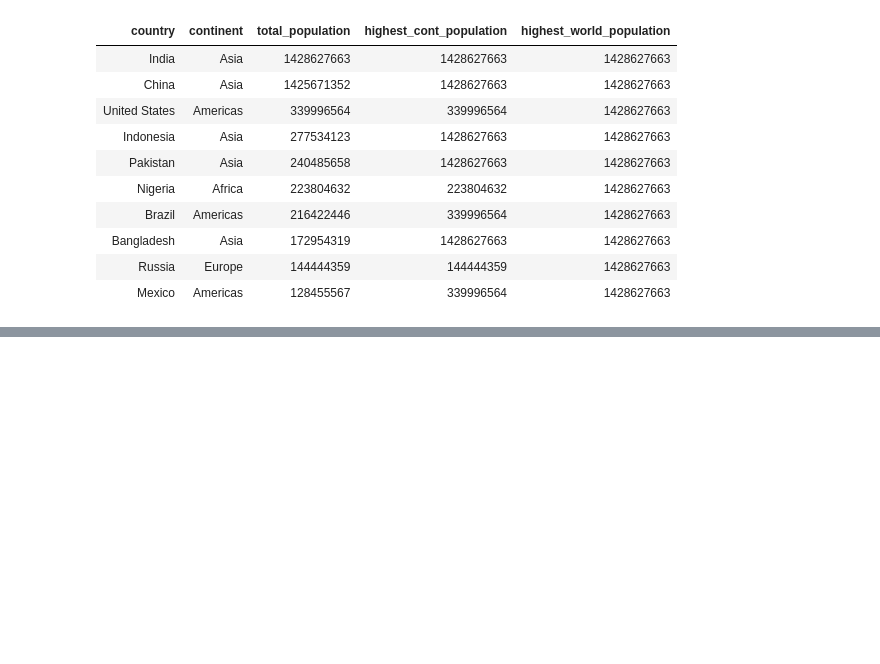
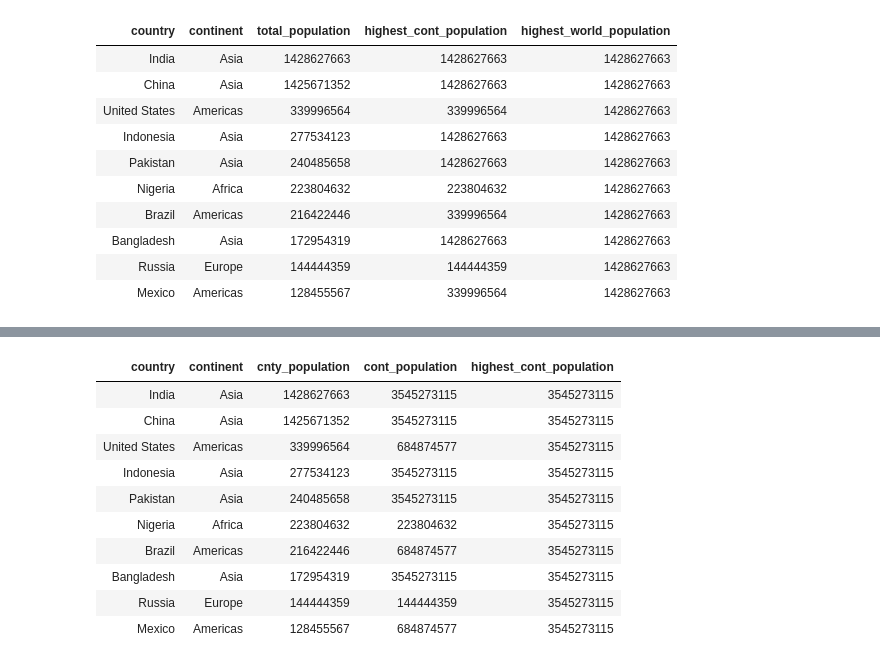
Before and after one commit to Rupam-1/SQL-Pyspark_Study, a Jupyter notebook: 07. Common Table Expression (CTE).ipynb, the cells around one changed output, grey strips where cells are left out. Saved outputs shown, nothing was run; the diff lists cells and outputs as text; code cells hidden in the pictures; blank space fills up the shorter version.

```diff
--- a/07. Common Table Expression (CTE).ipynb
+++ b/07. Common Table Expression (CTE).ipynb
@@ -242,0 +262,50 @@ population_df.withColumn(
+# %%
+%sql
+-- with cte as (
+--     select
+--         continent,
+--         sum(total_population) as cont_population
+--     from population
+--     group by continent
+-- ),
+-- cte_max as (
+--     select
+--         max(cont_population) as highest_cont_population
+--     from cte
+-- )
+-- select
+--     a.country,
+--     a.continent,
+--     a.total_population as cnty_population,
+--     b.cont_population,
+--     c.highest_cont_population
+-- from population a
+-- join cte b on a.continent = b.continent
+-- join cte_max c;
+
+
+select
+    country,
+    continent,
+    total_population as cnty_population,
+    sum(total_population) over (
+        partition by continent
+    ) as cont_population,
+    max(
+        sum(total_population) over (
+            partition by continent
+        )
+    ) over () as highest_cont_population
+from population;
+# %% [output]
+| country | continent | cnty_population | cont_population | highest_cont_population |
+| India | Asia | 1428627663 | 3545273115 | 3545273115 |
+| China | Asia | 1425671352 | 3545273115 | 3545273115 |
+| United States | Americas | 339996564 | 684874577 | 3545273115 |
+| Indonesia | Asia | 277534123 | 3545273115 | 3545273115 |
+| Pakistan | Asia | 240485658 | 3545273115 | 3545273115 |
+| Nigeria | Africa | 223804632 | 223804632 | 3545273115 |
+| Brazil | Americas | 216422446 | 684874577 | 3545273115 |
+| Bangladesh | Asia | 172954319 | 3545273115 | 3545273115 |
+| Russia | Europe | 144444359 | 144444359 | 3545273115 |
+| Mexico | Americas | 128455567 | 684874577 | 3545273115 |
```
Also changed, not shown: parts of 7 cells of this notebook.
